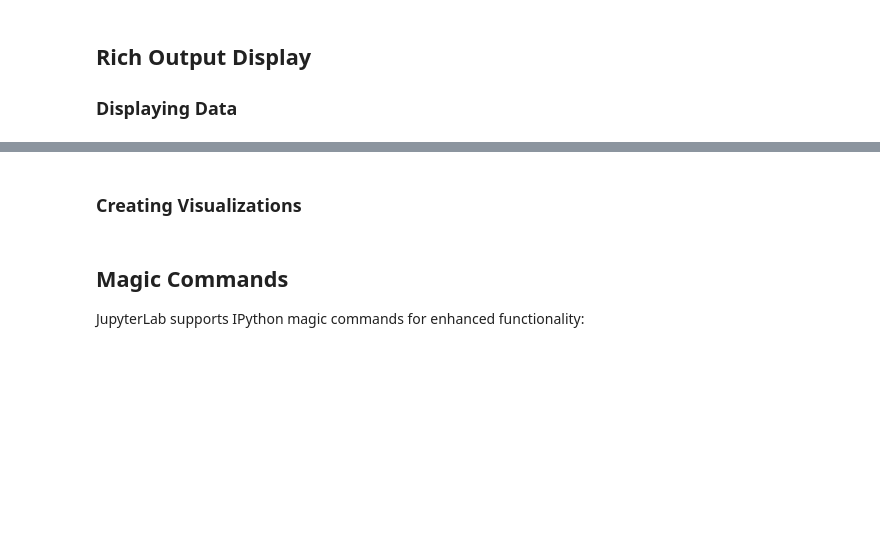
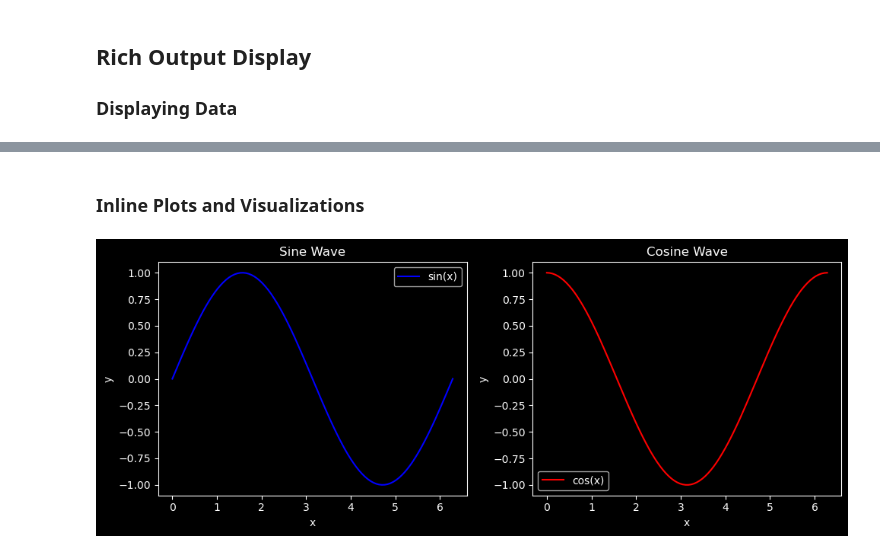
Before and after one commit to munch-group/franklin-cli, a Jupyter notebook: docs/pages/jupyterlab_complete.ipynb, the cells around one changed output, grey strips where cells are left out. Drawn from its saved outputs; the diff is of its cells as text; code cells hidden in the pictures; blank space fills up the shorter version.

```diff
--- a/docs/pages/jupyterlab_complete.ipynb
+++ b/docs/pages/jupyterlab_complete.ipynb
@@ -170,36 +269,31 @@ df
 # %% [markdown]
-### Creating Visualizations
+### Inline Plots and Visualizations
 # %%
 import matplotlib.pyplot as plt
 import numpy as np
 
 # Create sample data
 x = np.linspace(0, 2*np.pi, 100)
 y_sin = np.sin(x)
 y_cos = np.cos(x)
 
-# Create subplots
+# Create an axis for each subplot
 fig, (ax1, ax2) = plt.subplots(1, 2, figsize=(10, 4))
 
 # Plot sine wave
 ax1.plot(x, y_sin, 'b-', label='sin(x)')
 ax1.set_title('Sine Wave')
 ax1.set_xlabel('x')
 ax1.set_ylabel('y')
-ax1.grid(True, alpha=0.3)
 ax1.legend()
 
 # Plot cosine wave
 ax2.plot(x, y_cos, 'r-', label='cos(x)')
 ax2.set_title('Cosine Wave')
 ax2.set_xlabel('x')
 ax2.set_ylabel('y')
-ax2.grid(True, alpha=0.3)
 ax2.legend()
 
 plt.tight_layout()
-plt.show()
+# %% [output]
+[figure, added]
-# %% [markdown]
-## Magic Commands
-
-JupyterLab supports IPython magic commands for enhanced functionality:
```
Also changed, not shown: parts of 55 cells of this notebook, 15 other files.
